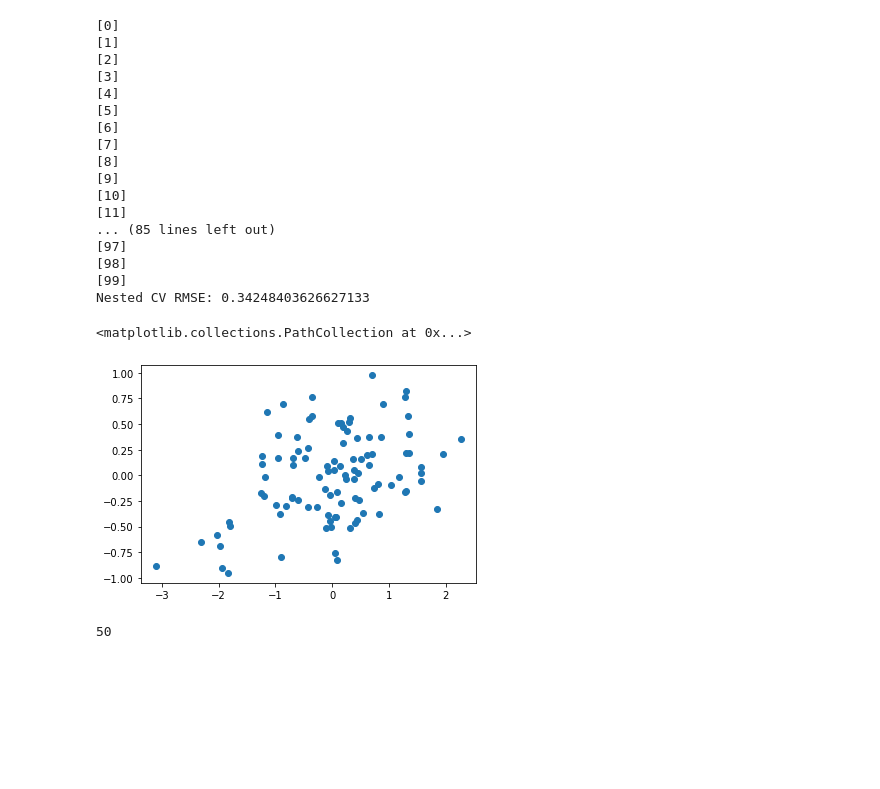
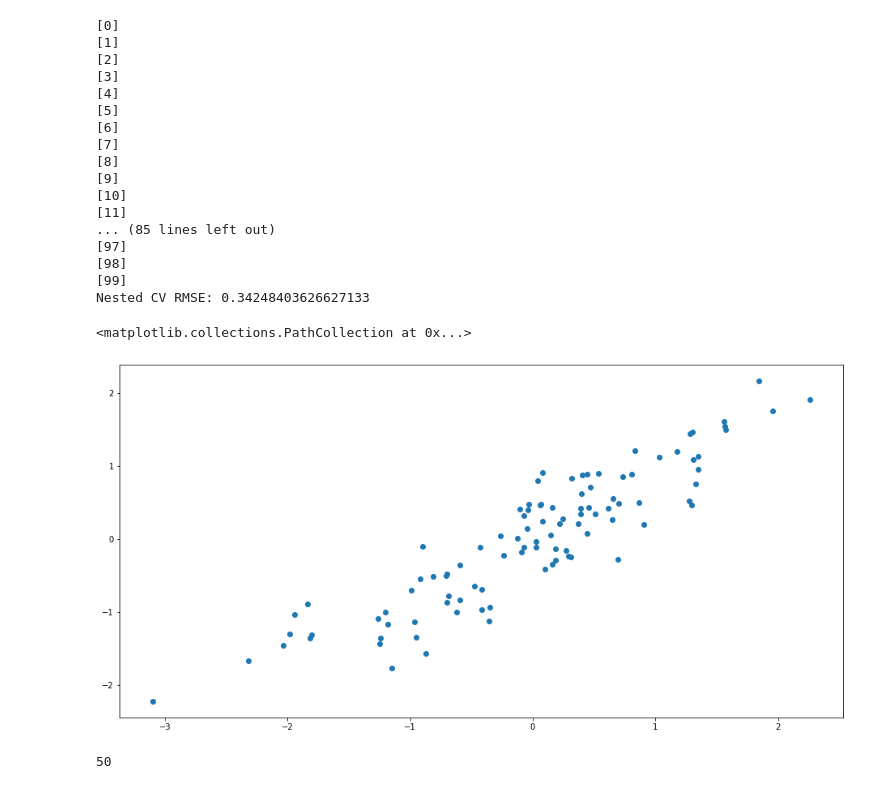
Before and after one commit to Zzanis/Case_1, a Jupyter notebook: case1_eda.ipynb, the cells around one changed output. Cells and saved outputs as stored; diff of their text form; code cells hidden in the pictures; blank space fills up the shorter version.

```diff
--- a/case1_eda.ipynb
+++ b/case1_eda.ipynb
@@ -398,14 +394,14 @@ residuals = y - y_predicted
 [98]
 [99]
 Nested CV RMSE: 0.34248403626627133
+# %%
+plt.scatter(y, y_predicted)
+# %% [output]
+<matplotlib.collections.PathCollection at 0x...>
+[figure, added]
 # %%
 # #save RMSE estimate
 # np.savetxt('_raw/estimatedRMSE_s180875_s194778.txt',np.array([nested_rmse]))
-# %%
-plt.scatter(y, residuals)
-# %% [output]
-<matplotlib.collections.PathCollection at 0x...>
-[figure, removed]
 # %%
 coefs =grid_search.best_estimator_.coef_
 # %%
```
Also changed, not shown: parts of 5 cells of this notebook, 2 other files.
